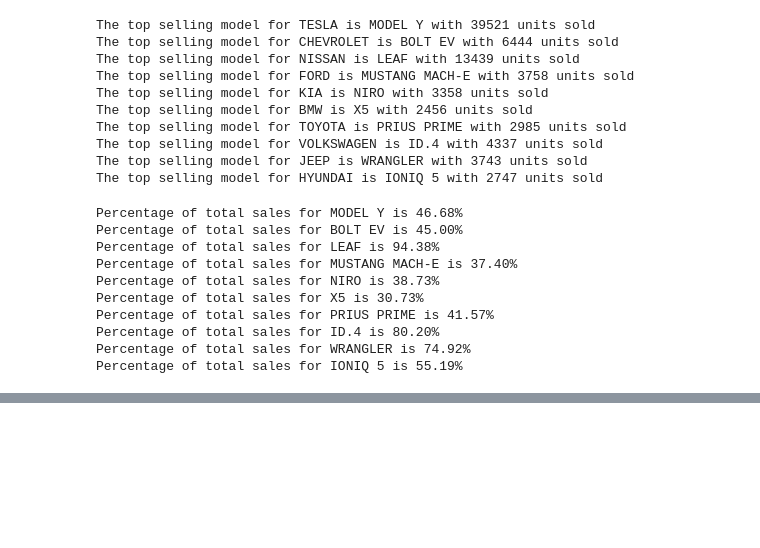
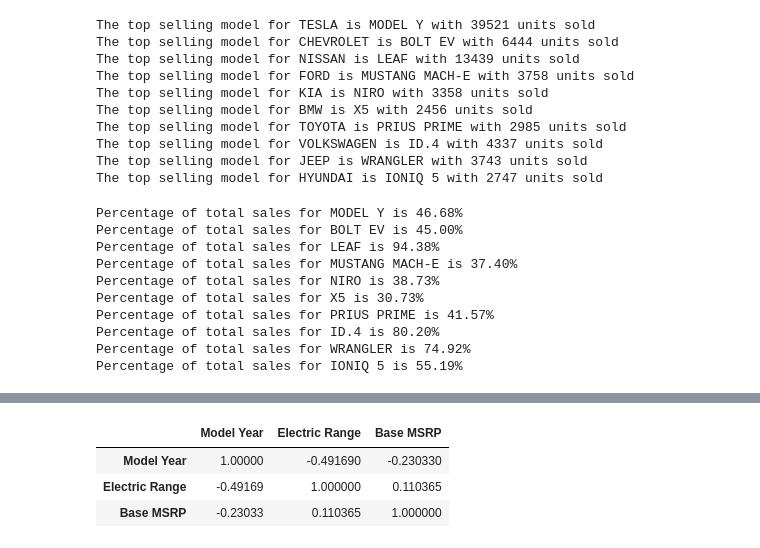
Before and after one commit to letizialanza01/Electric_Vehicles_Project, a Jupyter notebook: Electric_Vehicles_Project.ipynb, the cells around one changed output, grey strips where cells are left out. Saved outputs shown, nothing was run; the diff lists cells and outputs as text; code cells hidden in the pictures; blank space fills up the shorter version.

```diff
--- a/Electric_Vehicles_Project.ipynb
+++ b/Electric_Vehicles_Project.ipynb
@@ -310,0 +348,8 @@ plt.show()
+# %%
+electric_vehicles_corr = electric_vehicles.corr(numeric_only = True)
+electric_vehicles_corr
+# %% [output]
+|  | Model Year | Electric Range | Base MSRP |
+| Model Year | 1.00000 | -0.491690 | -0.230330 |
+| Electric Range | -0.49169 | 1.000000 | 0.110365 |
+| Base MSRP | -0.23033 | 0.110365 | 1.000000 |
```
Also changed, not shown: parts of 6 cells of this notebook.
